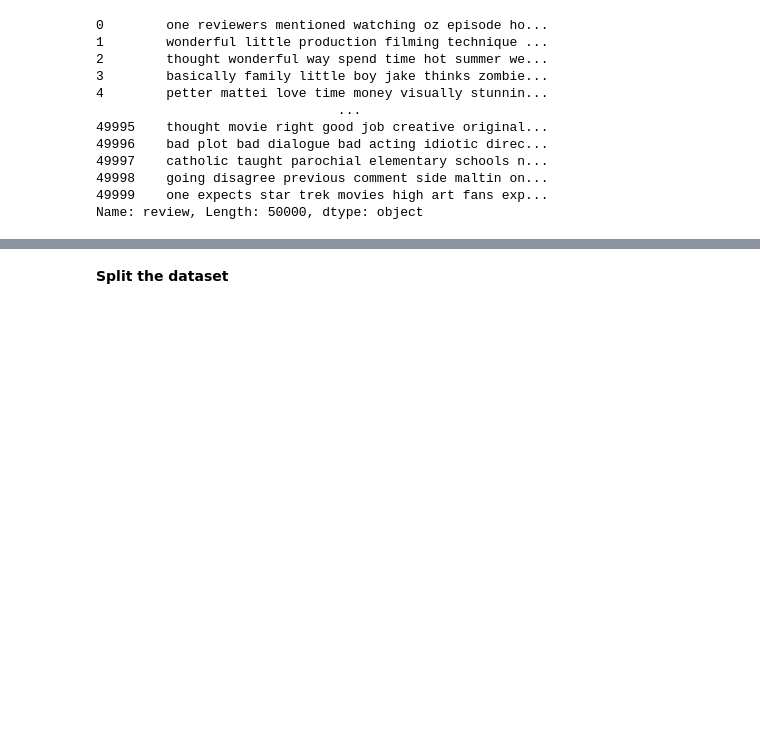
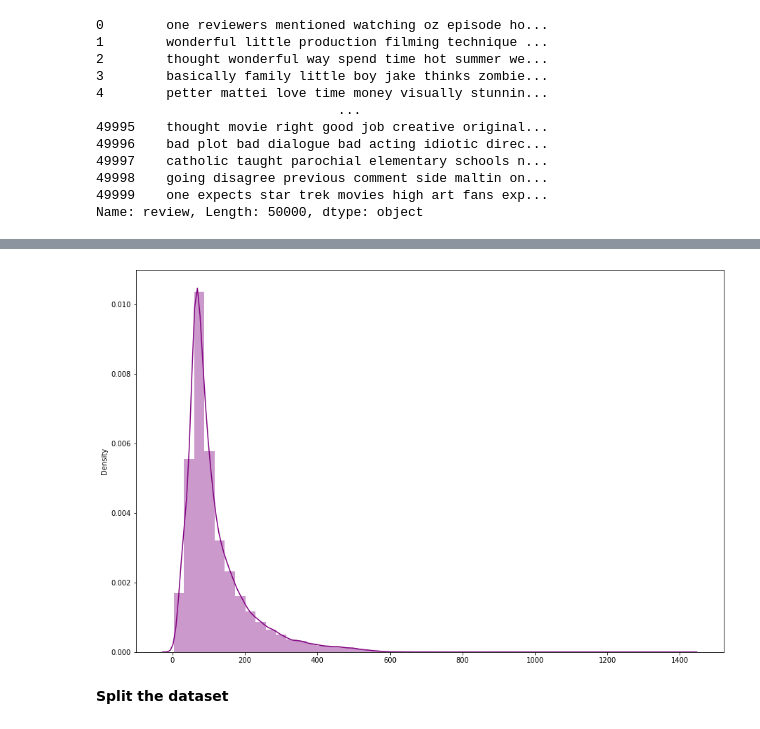
Before and after one commit to FrancescaMoi/SentymentAnalysis, a Jupyter notebook: sentyment_analysis_IMDb_review.ipynb, the cells around one changed output, grey strips where cells are left out. Drawn from its saved outputs; the diff is of its cells as text; code cells hidden in the pictures; blank space fills up the shorter version.

```diff
--- a/sentyment_analysis_IMDb_review.ipynb
+++ b/sentyment_analysis_IMDb_review.ipynb
@@ -222,3 +249,10 @@ Name: review, Length: 50000, dtype: object
+# %%
+count_words = df['review'].apply(lambda x: len(x.split())).to_list()
+plt.figure(figsize=(15,10))
+sns.distplot(count_words,color='Purple')
+plt.show()
+# %% [output]
+[figure, added]
 # %% [markdown]
 **Split the dataset**
 # %%
```
Also changed, not shown: parts of 21 cells of this notebook.
